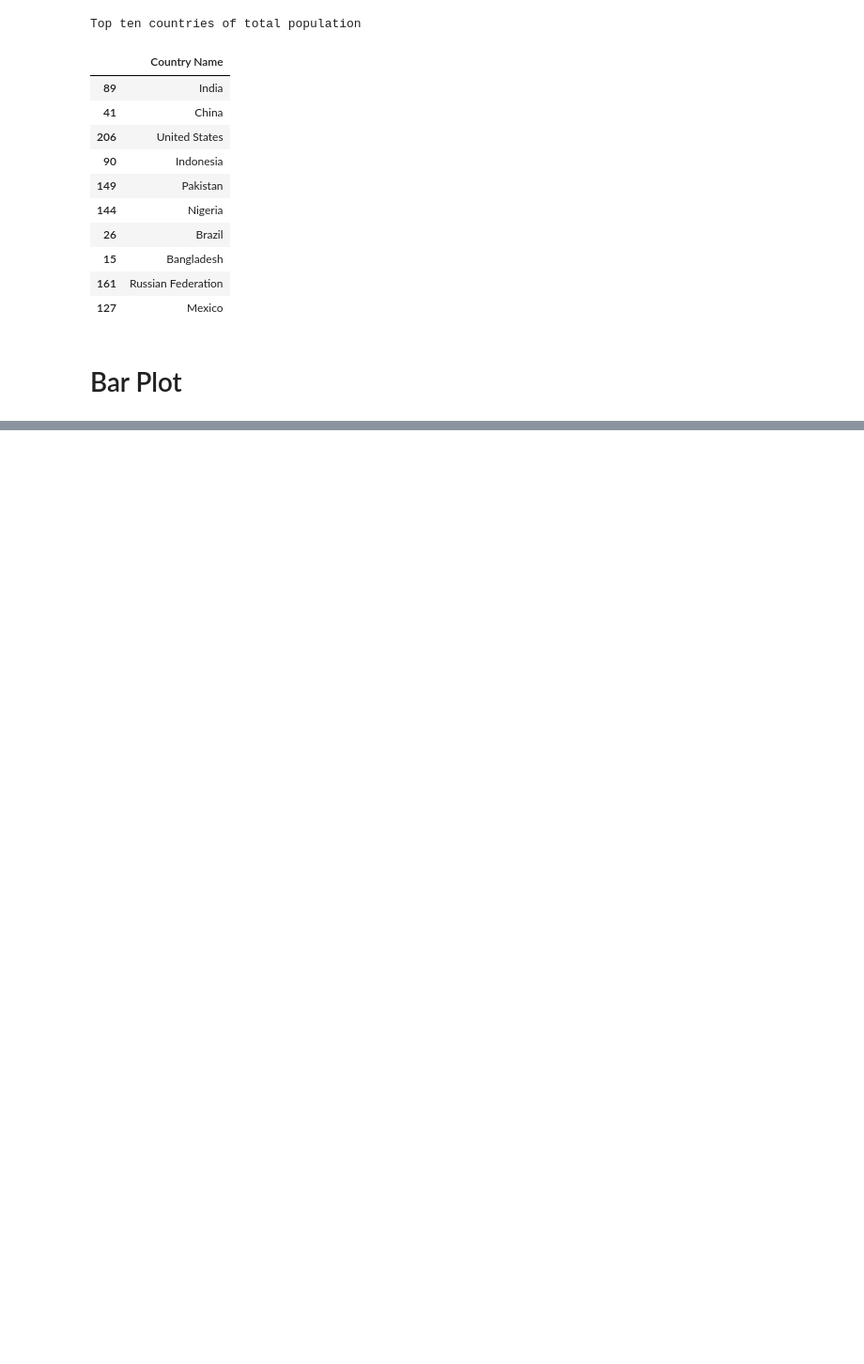
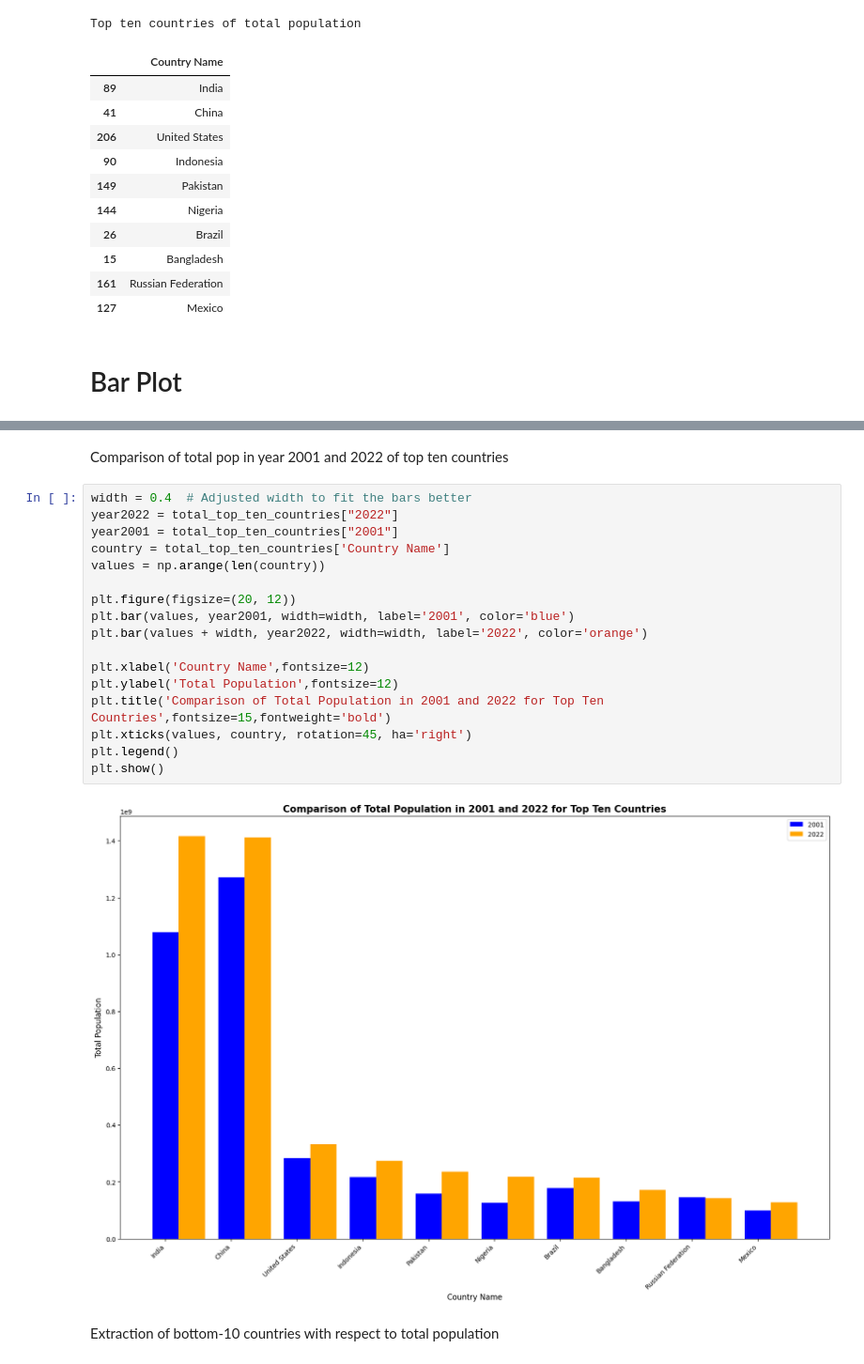
Before and after one commit to KhanS0hail/DS_TASK_01, a Jupyter notebook: Task_01.ipynb, the cells around one changed output, grey strips where cells are left out. Shown at 94% size. Drawn from its saved outputs; the diff is of its cells as text; blank space fills up the shorter version.

```diff
--- a/Task_01.ipynb
+++ b/Task_01.ipynb
@@ -207,0 +234,23 @@ plt.show()
+# %% [markdown]
+Comparison of total pop in year 2001 and 2022 of top ten countries
+# %%
+width = 0.4  # Adjusted width to fit the bars better
+year2022 = total_top_ten_countries["2022"]
+year2001 = total_top_ten_countries["2001"]
+country = total_top_ten_countries['Country Name']
+values = np.arange(len(country))
+
+plt.figure(figsize=(20, 12))
+plt.bar(values, year2001, width=width, label='2001', color='blue')
+plt.bar(values + width, year2022, width=width, label='2022', color='orange')
+
+plt.xlabel('Country Name',fontsize=12)
+plt.ylabel('Total Population',fontsize=12)
+plt.title('Comparison of Total Population in 2001 and 2022 for Top Ten Countries',fontsize=15,fontweight='bold')
+plt.xticks(values, country, rotation=45, ha='right')
+plt.legend()
+plt.show()
+# %% [output]
+[figure, added]
+# %% [markdown]
+Extraction of bottom-10 countries with respect to total population
```
Also changed, not shown: parts of 23 cells of this notebook.
